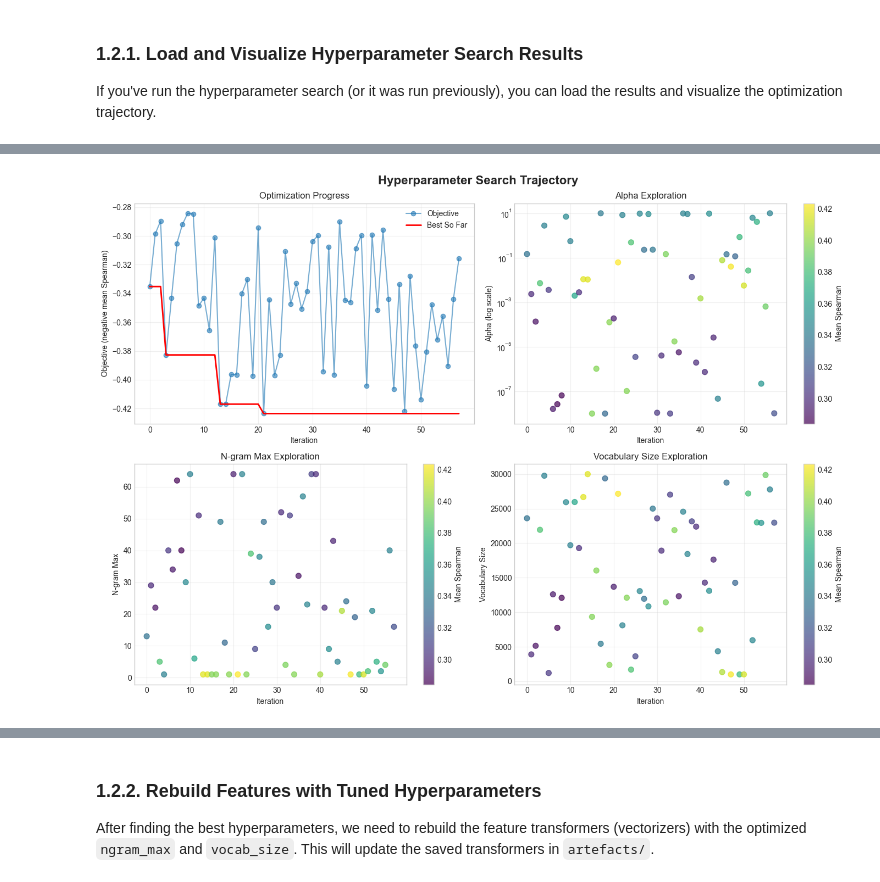
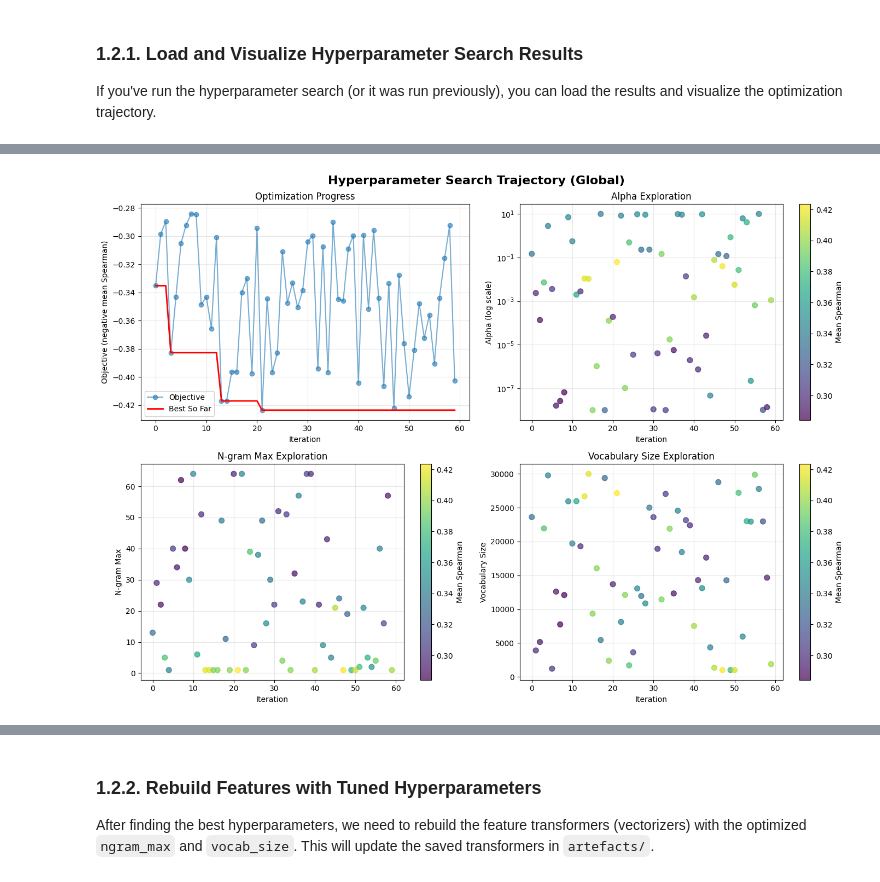
Before and after one commit to kyunghyuncho/strawman-ab, a Jupyter notebook: analysis_notebook.ipynb, the cells around one changed output, grey strips where cells are left out. Saved outputs shown, nothing was run; the diff lists cells and outputs as text; code cells hidden in the pictures.

```diff
--- a/analysis_notebook.ipynb
+++ b/analysis_notebook.ipynb
@@ -79,12 +120,15 @@ import pandas as pd
 import matplotlib.pyplot as plt
 
 # Visualize the search trajectory
+# First check for global results
+search_results_path = Path('hyperparameter_search_results.csv')
+
 if search_results_path.exists():
     search_df = pd.read_csv(search_results_path)
 
     # Create a figure with subplots
     fig, axes = plt.subplots(2, 2, figsize=(14, 10))
-    fig.suptitle('Hyperparameter Search Trajectory', fontsize=16, fontweight='bold')
+    fig.suptitle('Hyperparameter Search Trajectory (Global)', fontsize=16, fontweight='bold')
 
     # Plot 1: Objective value over iterations
     ax1 = axes[0, 0]
@@ -107,32 +151,105 @@ if search_results_path.exists():
     ax2.grid(True, alpha=0.3)
     plt.colorbar(scatter, ax=ax2, label='Mean Spearman')
 
     # Plot 3: N-gram max exploration
     ax3 = axes[1, 0]
     scatter = ax3.scatter(search_df.index, search_df['ngram_max'],
                          c=-search_df['objective_value'], cmap='viridis', alpha=0.7, s=50)
     ax3.set_xlabel('Iteration')
     ax3.set_ylabel('N-gram Max')
     ax3.set_title('N-gram Max Exploration')
     ax3.grid(True, alpha=0.3)
     plt.colorbar(scatter, ax=ax3, label='Mean Spearman')
 
     # Plot 4: Vocabulary size exploration
     ax4 = axes[1, 1]
     scatter = ax4.scatter(search_df.index, search_df['vocab_size'],
                          c=-search_df['objective_value'], cmap='viridis', alpha=0.7, s=50)
     ax4.set_xlabel('Iteration')
     ax4.set_ylabel('Vocabulary Size')
     ax4.set_title('Vocabulary Size Exploration')
     ax4.grid(True, alpha=0.3)
     plt.colorbar(scatter, ax=ax4, label='Mean Spearman')
 
     plt.tight_layout()
     plt.show()
 
     print(f"\nTotal iterations: {len(search_df)}")
     print(f"Best iteration: {search_df['objective_value'].idxmin()}")
 else:
-    print("Search results CSV not found. Run hyperparameter search first.")
+    print("Global search results not found.")
+
+# Now check for per-target results
+print("\n" + "="*60)
+print("Per-Target Hyperparameter Search Results")
+print("="*60)
+
+from config import TARGET_PROPERTIES
+
+for target in TARGET_PROPERTIES:
+    target_results_path = Path(f'hyperparameter_search_results_{target}.csv')
+
+    if target_results_path.exists():
+        target_df = pd.read_csv(target_results_path)
+
+        # Create a figure with subplots for this target
+        fig, axes = plt.subplots(2, 2, figsize=(14, 10))
+        fig.suptitle(f'Hyperparameter Search Trajectory: {target}', fontsize=16, fontweight='bold')
+
+        # Plot 1: Objective value over iterations
+        ax1 = axes[0, 0]
+        ax1.plot(target_df.index, target_df['objective_value'], 'o-', alpha=0.6, label='Objective')
+        ax1.plot(target_df.index, target_df['objective_value'].cummin(), 'r-', linewidth=2, label='Best So Far')
+        ax1.set_xlabel('Iteration')
+        ax1.set_ylabel('Objective (negative Spearman)')
+        ax1.set_title('Optimization Progress')
+        ax1.legend()
+        ax1.grid(True, alpha=0.3)
+
+        # Plot 2: Alpha exploration
+        ax2 = axes[0, 1]
+        scatter = ax2.scatter(target_df.index, target_df['alpha'],
+                             c=-target_df['objective_value'], cmap='viridis', alpha=0.7, s=50)
+        ax2.set_xlabel('Iteration')
+        ax2.set_ylabel('Alpha (log scale)')
+        ax2.set_yscale('log')
+        ax2.set_title('Alpha Exploration')
+        ax2.grid(True, alpha=0.3)
+        plt.colorbar(scatter, ax=ax2, label='Spearman')
+
+        # Plot 3: N-gram max exploration
+        ax3 = axes[1, 0]
+        scatter = ax3.scatter(target_df.index, target_df['ngram_max'],
+                             c=-target_df['objective_value'], cmap='viridis', alpha=0.7, s=50)
+        ax3.set_xlabel('Iteration')
+        ax3.set_ylabel('N-gram Max')
+        ax3.set_title('N-gram Max Exploration')
+        ax3.grid(True, alpha=0.3)
+        plt.colorbar(scatter, ax=ax3, label='Spearman')
+
+        # Plot 4: Vocabulary size exploration
+        ax4 = axes[1, 1]
+        scatter = ax4.scatter(target_df.index, target_df['vocab_size'],
+                             c=-target_df['objective_value'], cmap='viridis', alpha=0.7, s=50)
+        ax4.set_xlabel('Iteration')
+        ax4.set_ylabel('Vocabulary Size')
+        ax4.set_title('Vocabulary Size Exploration')
+        ax4.grid(True, alpha=0.3)
+        plt.colorbar(scatter, ax=ax4, label='Spearman')
+
+        plt.tight_layout()
+        plt.show()
+
+        best_idx = target_df['objective_value'].idxmin()
+        best_row = target_df.loc[best_idx]
+        print(f"\n{target}:")
+        print(f"  Total iterations: {len(target_df)}")
+        print(f"  Best iteration: {best_idx}")
+        print(f"  Best alpha: {best_row['alpha']:.3e}")
+        print(f"  Best ngram_max: {best_row['ngram_max']}")
+        print(f"  Best vocab_size: {best_row['vocab_size']}")
+        print(f"  Best Spearman: {-best_row['objective_value']:.6f}")
+    else:
+        print(f"\n{target}: No search results found")
 # %% [output]
-[figure, old version]
+[figure, new version]
```
Also changed, not shown: parts of 15 cells of this notebook.
